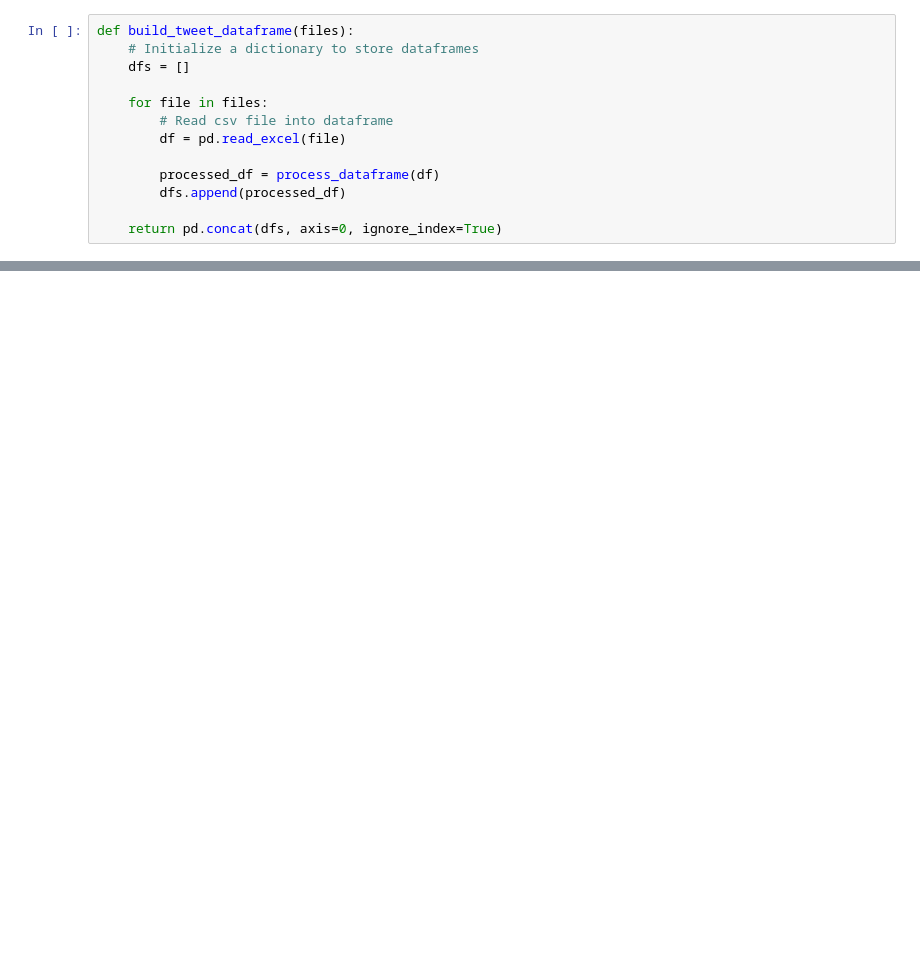
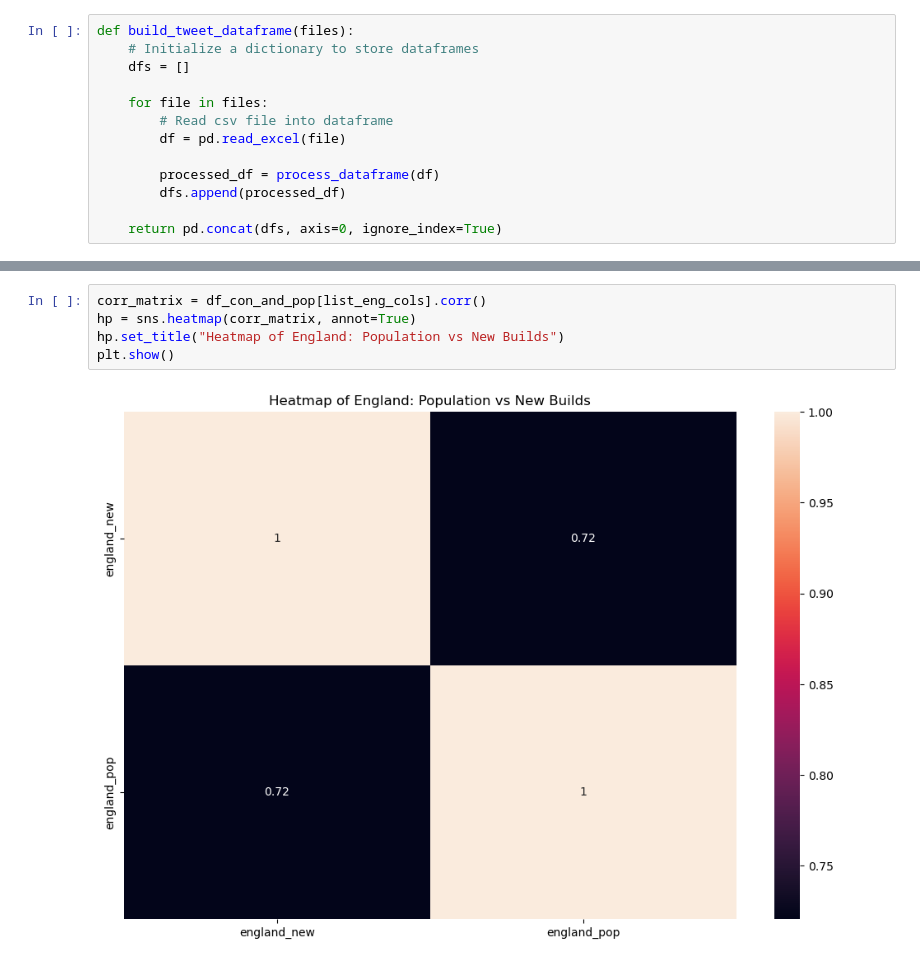
Before and after one commit to lcroash/MSC_SEM1_CA2, a Jupyter notebook: CA2.ipynb, the cells around one changed output, grey strips where cells are left out. Drawn from its saved outputs; the diff is of its cells as text; blank space fills up the shorter version.

```diff
--- a/CA2.ipynb
+++ b/CA2.ipynb
@@ -2605,0 +2516,7 @@ The 95% confidence interval for the slope of the regression line is: (-103.36094
+# %%
+corr_matrix = df_con_and_pop[list_eng_cols].corr()
+hp = sns.heatmap(corr_matrix, annot=True)
+hp.set_title("Heatmap of England: Population vs New Builds")
+plt.show()
+# %% [output]
+[figure, added]
```
Also changed, not shown: parts of 234 cells of this notebook.
